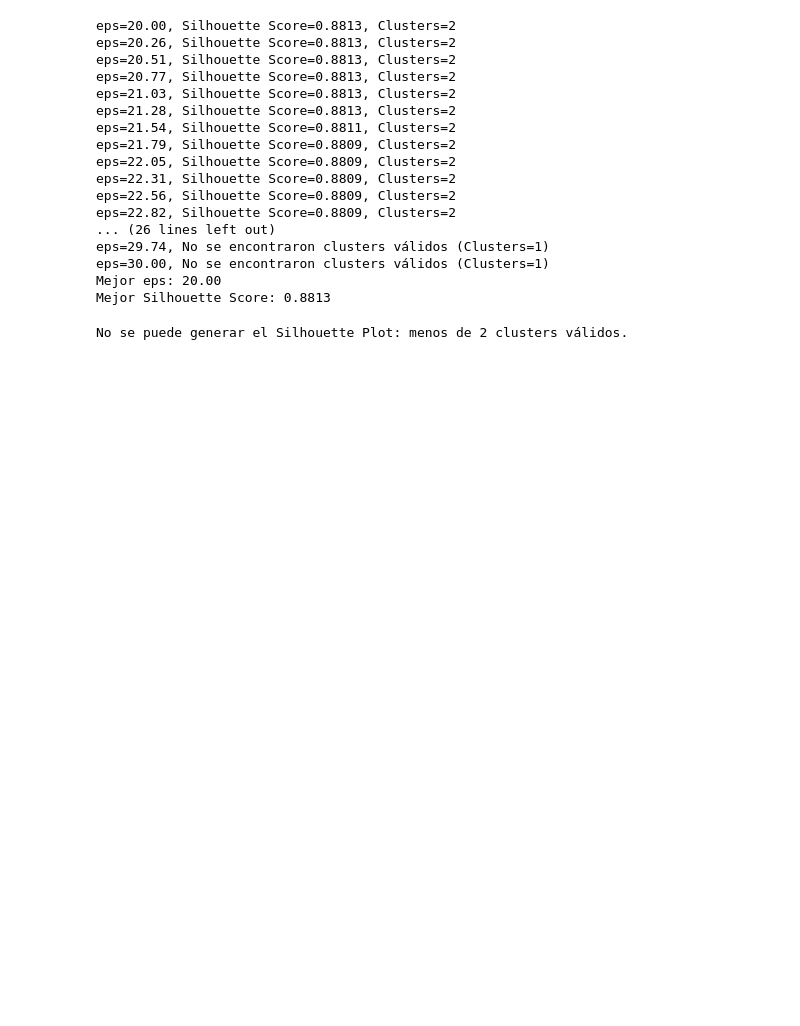
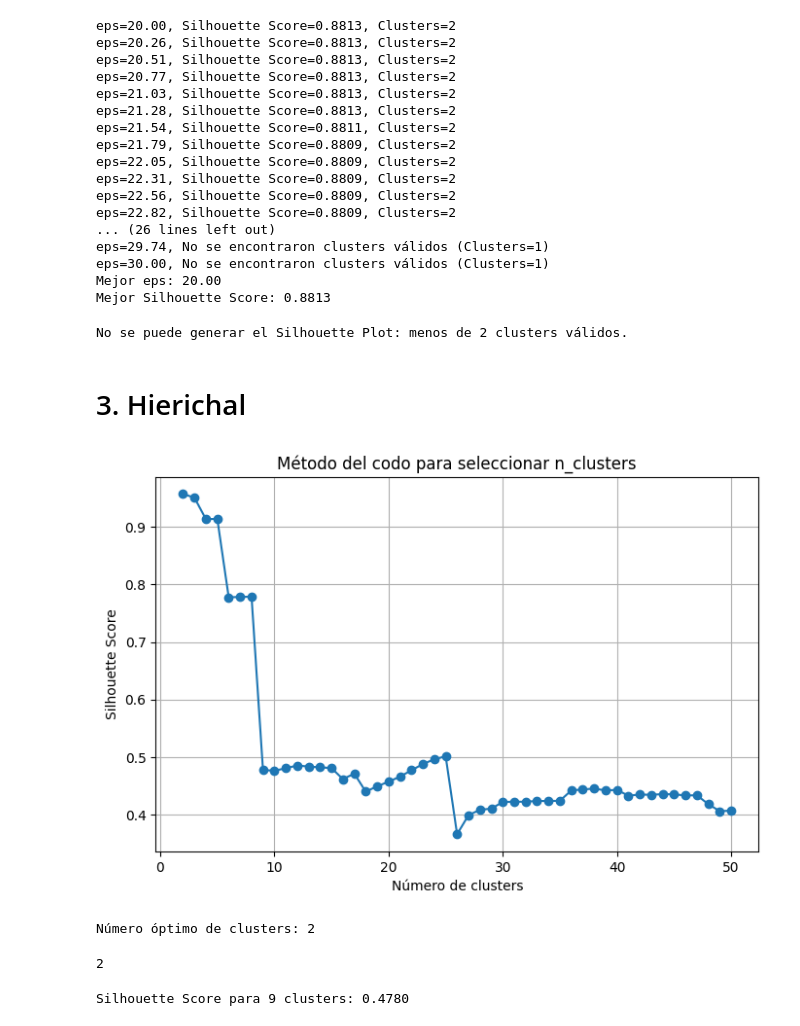
Before and after one commit to juanDango/ProyectoCienciaDatos, a Jupyter notebook: pipeline_data_preparation.ipynb, the cells around one changed output. Drawn from its saved outputs; the diff is of its cells as text; code cells hidden in the pictures; blank space fills up the shorter version.

Commit message:
model 3

```diff
--- a/pipeline_data_preparation.ipynb
+++ b/pipeline_data_preparation.ipynb
@@ -770,3 +768,5 @@ new_labels = assign_to_closest_cluster(dbscan, train_data, val_data)
 plot_silhouette_dbscan_with_new_points(train_data, labels, val_data, new_labels)
 # %% [output]
 No se puede generar el Silhouette Plot: menos de 2 clusters válidos.
+# %% [markdown]
+# 3. Hierichal
@@ -772,0 +776,41 @@ No se puede generar el Silhouette Plot: menos de 2 clusters válidos.
+# %%
+# Paso 1: Método del codo para encontrar el número óptimo de clusters
+def optimal_clusters(data, max_clusters=10):
+    silhouette_scores = []
+    range_clusters = range(2, max_clusters + 1)
+
+    for n_clusters in range_clusters:
+        model = AgglomerativeClustering(n_clusters=n_clusters)
+        labels = model.fit_predict(data)
+        score = silhouette_score(data, labels)
+        silhouette_scores.append(score)
+
+    plt.figure(figsize=(8, 5))
+    plt.plot(range_clusters, silhouette_scores, marker='o')
+    plt.title('Método del codo para seleccionar n_clusters')
+    plt.xlabel('Número de clusters')
+    plt.ylabel('Silhouette Score')
+    plt.grid(True)
+    plt.show()
+
+    optimal_n_clusters = range_clusters[np.argmax(silhouette_scores)]
+    print(f"Número óptimo de clusters: {optimal_n_clusters}")
+    return optimal_n_clusters
+
+optimal_clusters(train_data, max_clusters=50)
+# %% [output]
+[figure, added]
+Número óptimo de clusters: 2
+2
+# %%
+# Paso 2: Entrenar el modelo con el mejor número de clusters y calcular el índice de silueta
+def train_hierarchical_clustering(data, n_clusters):
+    model = AgglomerativeClustering(n_clusters=n_clusters)
+    labels = model.fit_predict(data)
+    score = silhouette_score(data, labels)
+    print(f"Silhouette Score para {n_clusters} clusters: {score:.4f}")
+    return model, labels
+
+model, labels = train_hierarchical_clustering(train_data, 9)
+# %% [output]
+Silhouette Score para 9 clusters: 0.4780
```
Also changed, not shown: parts of 5 cells of this notebook.
